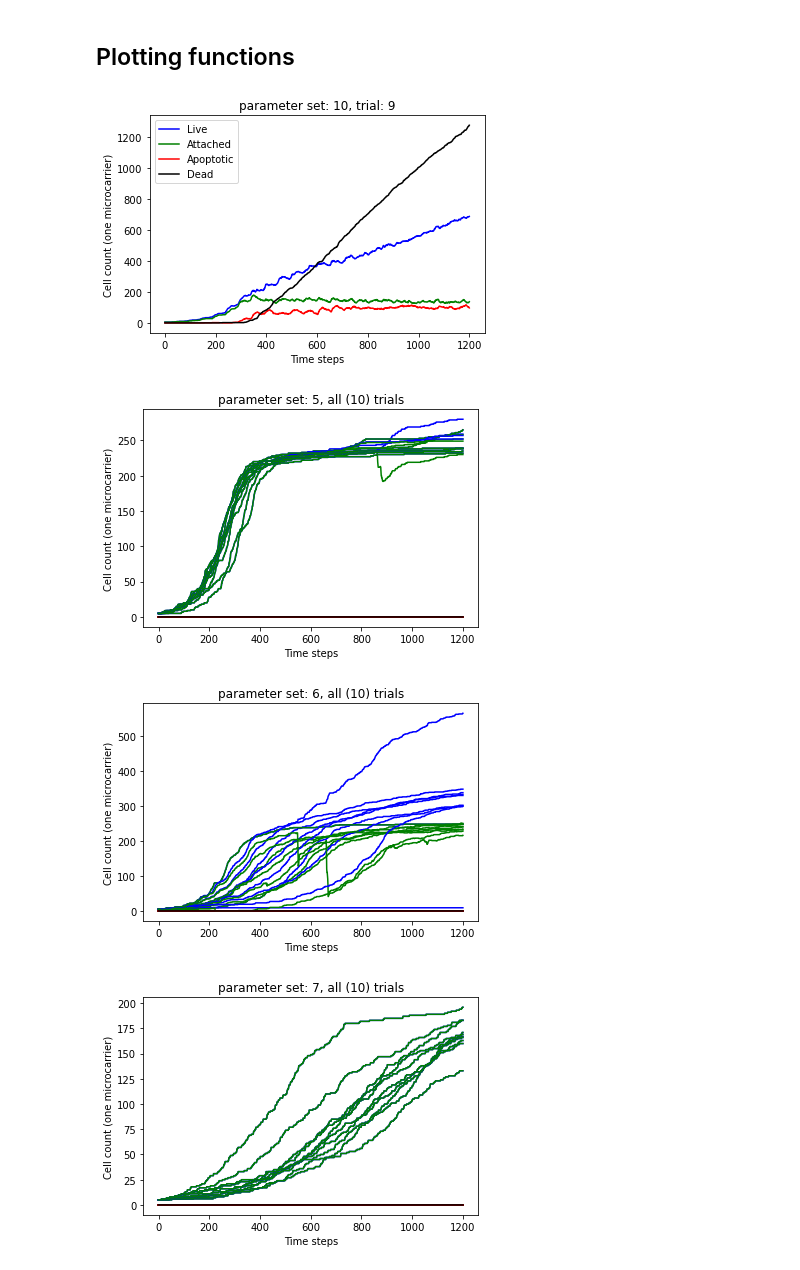
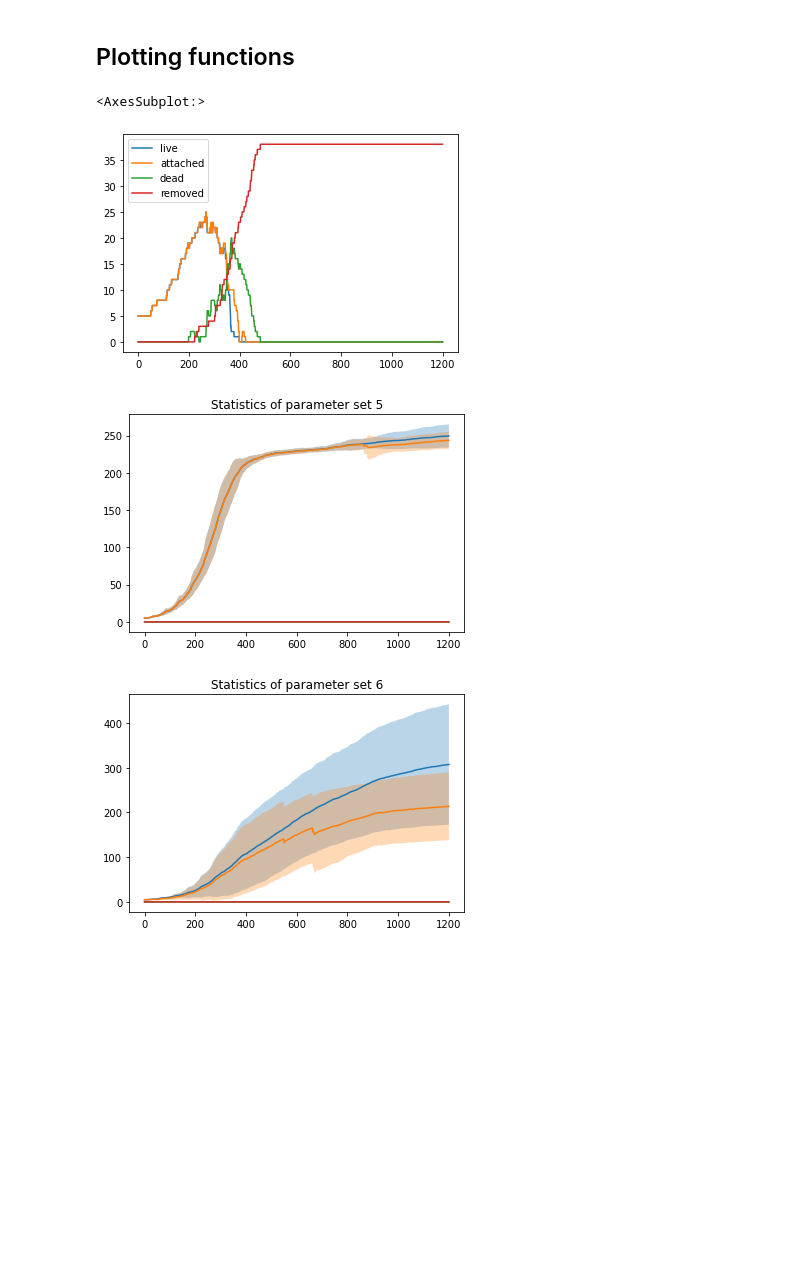
Before and after one commit to TheCMMC/biocellion-tools, a Jupyter notebook: biocellion_output_plotting.ipynb, the cells around one changed output. Cells and saved outputs as stored; diff of their text form; code cells hidden in the pictures; blank space fills up the shorter version.

Commit message:
add multiplots and use pandas

```diff
--- a/biocellion_output_plotting.ipynb
+++ b/biocellion_output_plotting.ipynb
@@ -14,7 +16,7 @@ If the scripts and instructions in https://github.com/TheCMMC/biocellion-tools h
 ## User settings
 # %%
 # Set this data folder to the place where you cloned the repository https://github.com/TheCMMC/biocellion-data
-DATA_FOLDER = Path("/home/jaroknor/NLeSC/InSilicoMeat/Biocellion/Biocellion-3.1/biocellion-3.1/biocellion-user/biocellion-data")
+DATA_FOLDER = Path("/home/jaroknor/NLeSC/InSilicoMeat/Biocellion/biocellion-data")
 MODEL_OUTPUT_FOLDER = Path("/home/jaroknor/NLeSC/InSilicoMeat/Biocellion/Biocellion-3.1/biocellion-3.1/biocellion-user/ABM-microcarriers/output")
 FIG_FOLDER = Path("./figures")
 # %% [markdown]
@@ -77,8 +92,16 @@ def plot_multi_summary(par_ids, trials, data_folder, states=["live", "attached",
+# %%
+cell_counts = read_summary_file(17, 8, ABM_CFD_FOLDER)
+cell_counts.plot()
+# %% [output]
+<AxesSubplot:>
+[figure, added]
 # %%
-plot_single_summary(10, 9, ABM_CFD_FOLDER)
-plot_multi_summary(range(5,32), range(1,11), ABM_CFD_FOLDER)
+for i in range(5,7):
+#     plot_trials(i, ABM_CFD_FOLDER)
+    plot_stats(i, ABM_CFD_FOLDER)
+
+
+# plot_multi_summary(range(5,32), range(1,11), ABM_CFD_FOLDER)
 # %% [output]
-[figure, old version]
+[figure, new version]
-[figure, old version]
+[figure, new version]
-[figure, removed]
-[figure, removed]
```
Also changed, not shown: parts of 7 cells of this notebook.
